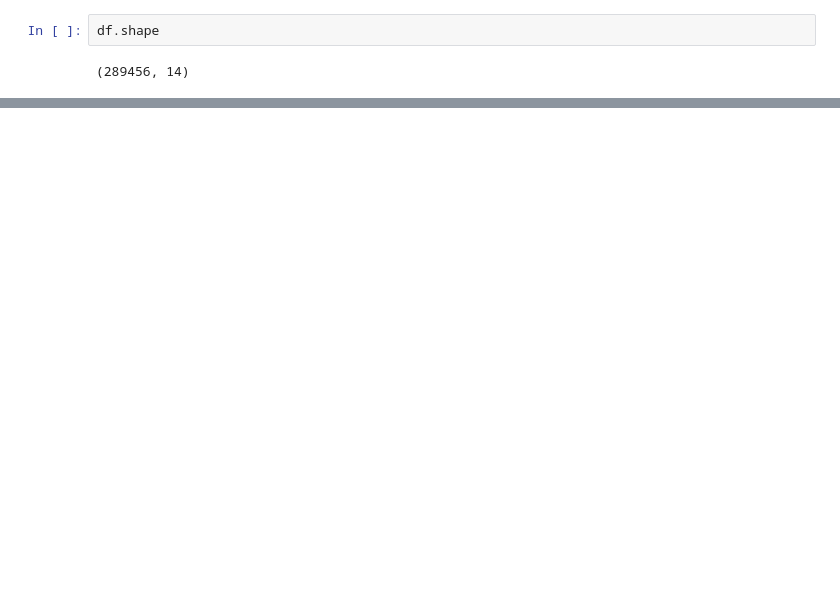
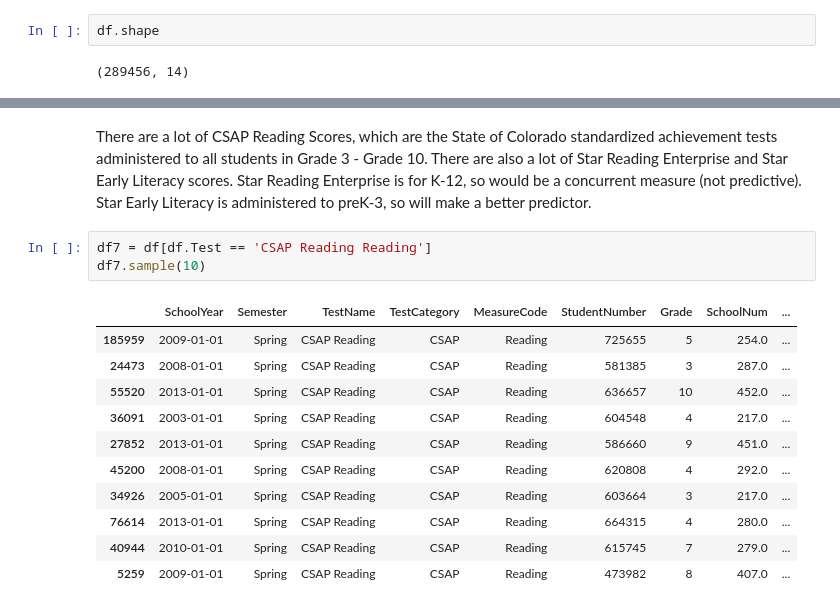
Before and after one commit to jeff326/Education-Outcomes-for-DHH-children-in-DPS, a Jupyter notebook: Coady_Capstone_DataExp.ipynb, the cells around one changed output, grey strips where cells are left out. Cells and saved outputs as stored; diff of their text form; blank space fills up the shorter version.

```diff
--- a/Coady_Capstone_DataExp.ipynb
+++ b/Coady_Capstone_DataExp.ipynb
@@ -166,0 +322,17 @@ df3.shape
+# %% [markdown]
+There are a lot of CSAP Reading Scores, which are the State of Colorado standardized achievement tests administered to all students in Grade 3 - Grade 10.  There are also a lot of Star Reading Enterprise and Star Early Literacy scores.  Star Reading Enterprise is for K-12, so would be a concurrent measure (not predictive).  Star Early Literacy is administered to preK-3, so will make a better predictor.
+# %%
+df7 = df[df.Test == 'CSAP Reading Reading']
+df7.sample(10)
+# %% [output]
+|  | SchoolYear | Semester | TestName | TestCategory | MeasureCode | StudentNumber | Grade | SchoolNum | ... |
+| 185959 | 2009-01-01 | Spring | CSAP Reading | CSAP | Reading | 725655 | 5 | 254.0 | ... |
+| 24473 | 2008-01-01 | Spring | CSAP Reading | CSAP | Reading | 581385 | 3 | 287.0 | ... |
+| 55520 | 2013-01-01 | Spring | CSAP Reading | CSAP | Reading | 636657 | 10 | 452.0 | ... |
+| 36091 | 2003-01-01 | Spring | CSAP Reading | CSAP | Reading | 604548 | 4 | 217.0 | ... |
+| 27852 | 2013-01-01 | Spring | CSAP Reading | CSAP | Reading | 586660 | 9 | 451.0 | ... |
+| 45200 | 2008-01-01 | Spring | CSAP Reading | CSAP | Reading | 620808 | 4 | 292.0 | ... |
+| 34926 | 2005-01-01 | Spring | CSAP Reading | CSAP | Reading | 603664 | 3 | 217.0 | ... |
+| 76614 | 2013-01-01 | Spring | CSAP Reading | CSAP | Reading | 664315 | 4 | 280.0 | ... |
+| 40944 | 2010-01-01 | Spring | CSAP Reading | CSAP | Reading | 615745 | 7 | 279.0 | ... |
+| 5259 | 2009-01-01 | Spring | CSAP Reading | CSAP | Reading | 473982 | 8 | 407.0 | ... |
```
Also changed, not shown: parts of 97 cells of this notebook, 4 other files.
